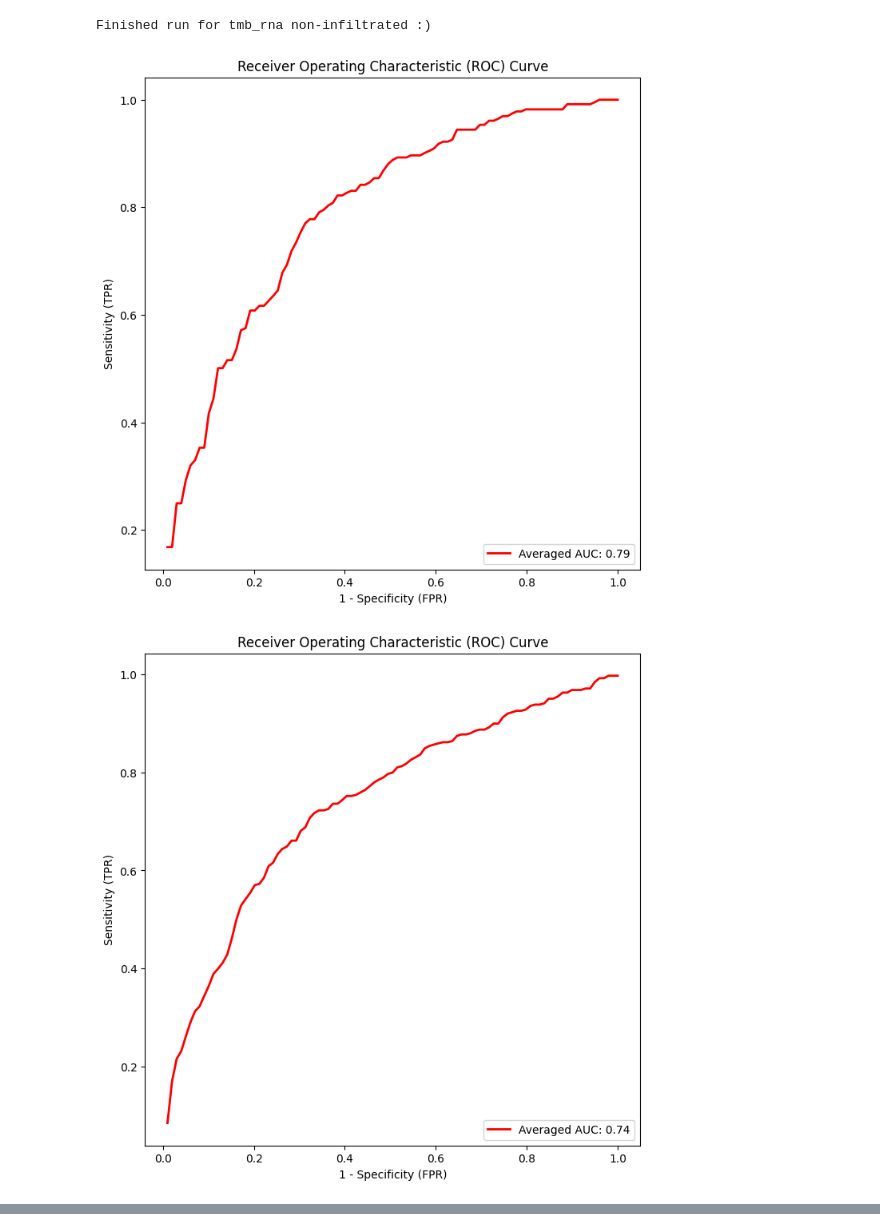
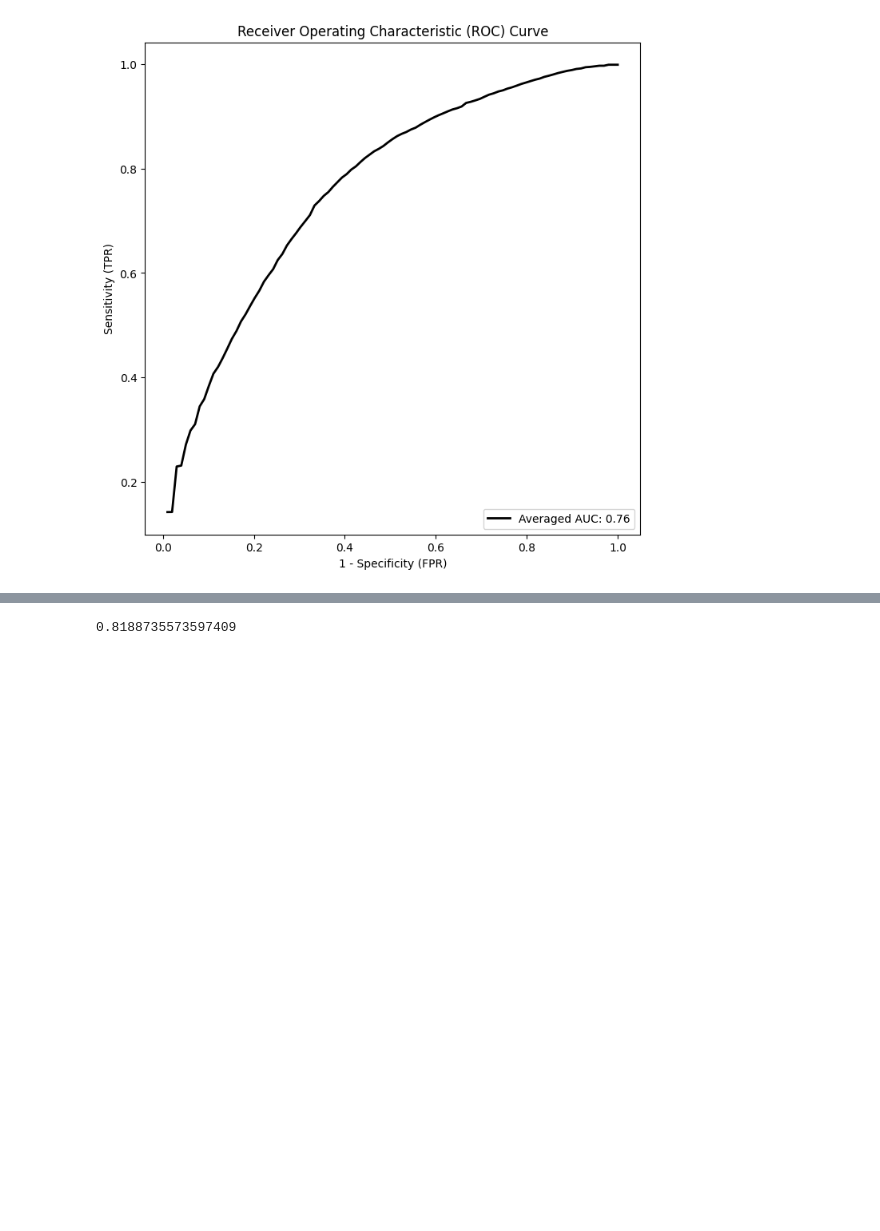
Before and after one commit to EvolutionaryGenomics-GRIB/ML_Pipeline, a Jupyter notebook: scripts/execute_model.ipynb, the cells around one changed output, grey strips where cells are left out. Saved outputs shown, nothing was run; the diff lists cells and outputs as text; code cells hidden in the pictures; blank space fills up the shorter version.

```diff
--- a/scripts/execute_model.ipynb
+++ b/scripts/execute_model.ipynb
@@ -102,12 +102,12 @@ model_8_variables = ["TMB_zscore", "CCND1", "PD1.zscore", "PDL1.zscore", "HLA-I.
                                      "T cells regulatory (Tregs)", "ECOG_under0", "Liver.Metastasis", "APM_8.GSVA",
                                      "t.spec.lncRNA.GSVA"]
 # %%
-model_variables = {"complete_model": model_1_variables,
-                    "tmb_rna": model_7_variables}
+model_variables = {
+                    "complete_model": model_1_variables}
 # %%
 parameters = {
     "target": "Response",
-    "scaler": "min_max",
+    "scaler": "",
     "features": "",
     "feature_selector": "",
     "num_features": 5,
@@ -116,22 +116,24 @@ parameters = {
     "evaluation_technique": 'train_test',
     "model": "random_forest",
     "enable_parameter_search": False,
-    "splitting_runs": 10,
+    "splitting_runs": 1000,
     "test_size": 0.3,
     "bootstrap_runs": 100,
     "plot_mean_roc": True,
-    "roc_color": "red",
+    "roc_color": "black",
     "parameters_grid": "",
-    "output_file": "test.csv"
+    "output_path": "/home/sergiov/PycharmProjects/ICB_Response_Model/scripts/"
 }
 # %%
 # paths = {'complete_data': r"C:\Users\sergi\Downloads\df_WES+RNA_response.csv",
 #          'infiltrated': r"C:\Users\sergi\Downloads\df_WES+RNA_response_inf.csv",
 #          'non-infiltrated': r"C:\Users\sergi\Downloads\df_WES+RNA_response_non-inf.csv"}
 
-paths = {'complete_data': r"/datasets/sergio/Integrated_data/df_WES+RNA_response.csv",
-         'infiltrated': r"/datasets/sergio/Integrated_data/df_WES+RNA_response_inf.csv",
-         'non-infiltrated': r"/datasets/sergio/Integrated_data/df_WES+RNA_response_non-inf.csv"}
+# paths = {'complete_data': r"/datasets/sergio/Integrated_data/df_WES+RNA_response.csv",
+#          'infiltrated': r"/datasets/sergio/Integrated_data/df_WES+RNA_response_inf.csv",
+#          'non-infiltrated': r"/datasets/sergio/Integrated_data/df_WES+RNA_response_non-inf.csv"}
+
+paths = {'complete_data': r"/datasets/sergio/Integrated_data/df_WES+RNA_response.csv"}
 
 # paths = {
 #          'no_ucg': r"/datasets/sergio/Integrated_data/removing_datasets/test_3_no_ucg.csv"}
@@ -192,8 +194,8 @@ for k,v in paths.items():
         sys.argv = [v, parameters_path]
         main.main()
 
-        result_df = pd.read_csv(output_path)
-        result_df.to_csv(f"{model}_{k}_results_1000runs.csv")
-        os.rename(r"/home/sergiov/PycharmProjects/ICB_Response_Model/scripts/roc.pdf", f"{model}_{k}_roc_1000runs.pdf")
+        #result_df = pd.read_csv(output_path)
+        #result_df.to_csv(f"{model}_{k}_results_1000runs.csv")
+        #os.rename(r"/home/sergiov/PycharmProjects/ICB_Response_Model/scripts/roc.pdf", f"{model}_{k}_roc_1000runs.pdf")
         print(f"Finished run for {model} {k} :)")
 # %% [output]
@@ -217,3 +205 @@ Fitting 15 folds for each of 1 candidates, totalling 15 fits
-Finished run for tmb_rna non-infiltrated :)
-[figure, old version]
+[figure, new version]
-[figure, removed]
@@ -223,0 +229,4 @@ Finished run for tmb_rna non-infiltrated :)
+# %%
+roc_auc
+# %% [output]
+0.8188735573597409
```
Also changed, not shown: parts of 3 cells of this notebook, 4 other files.
